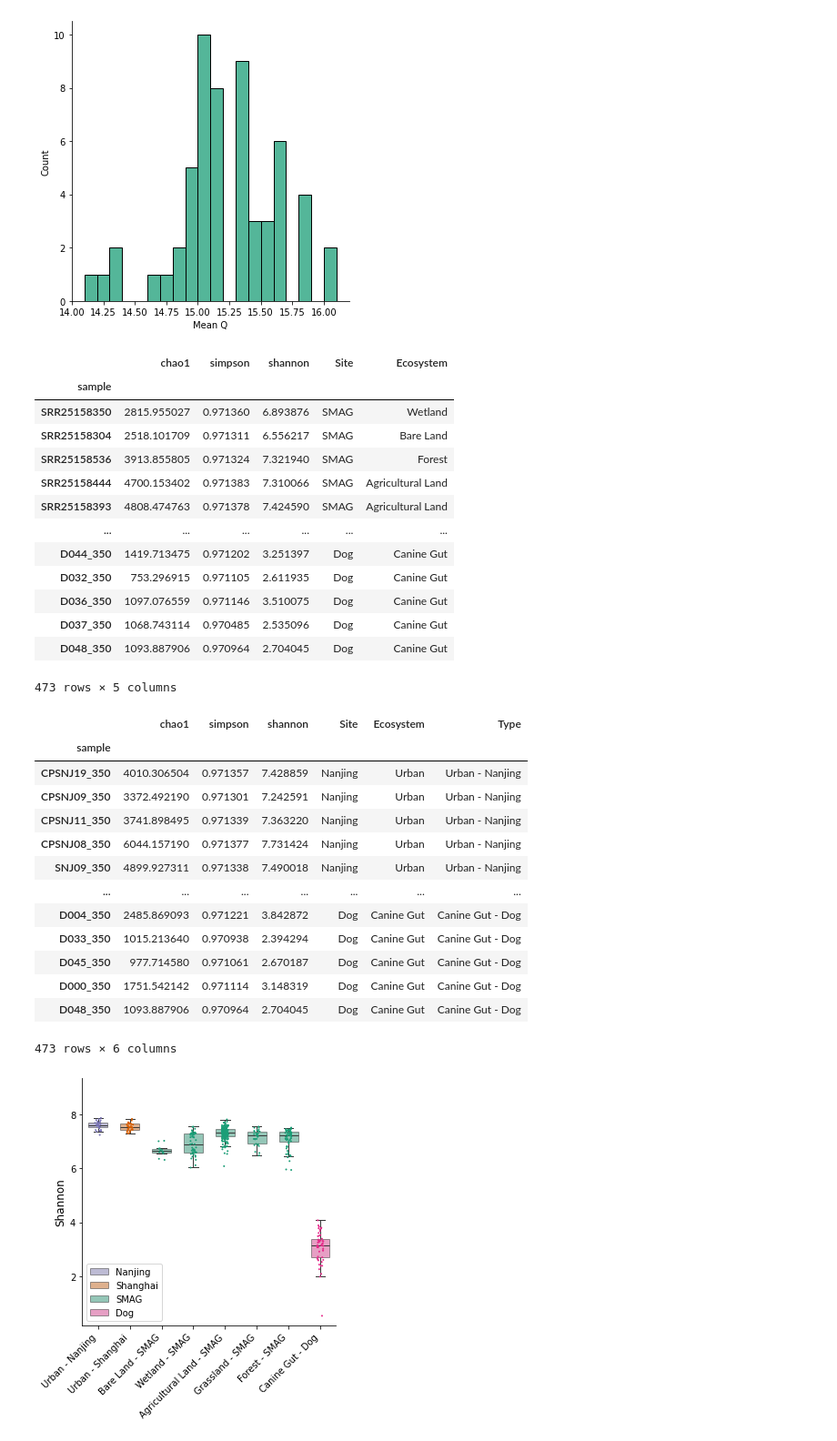
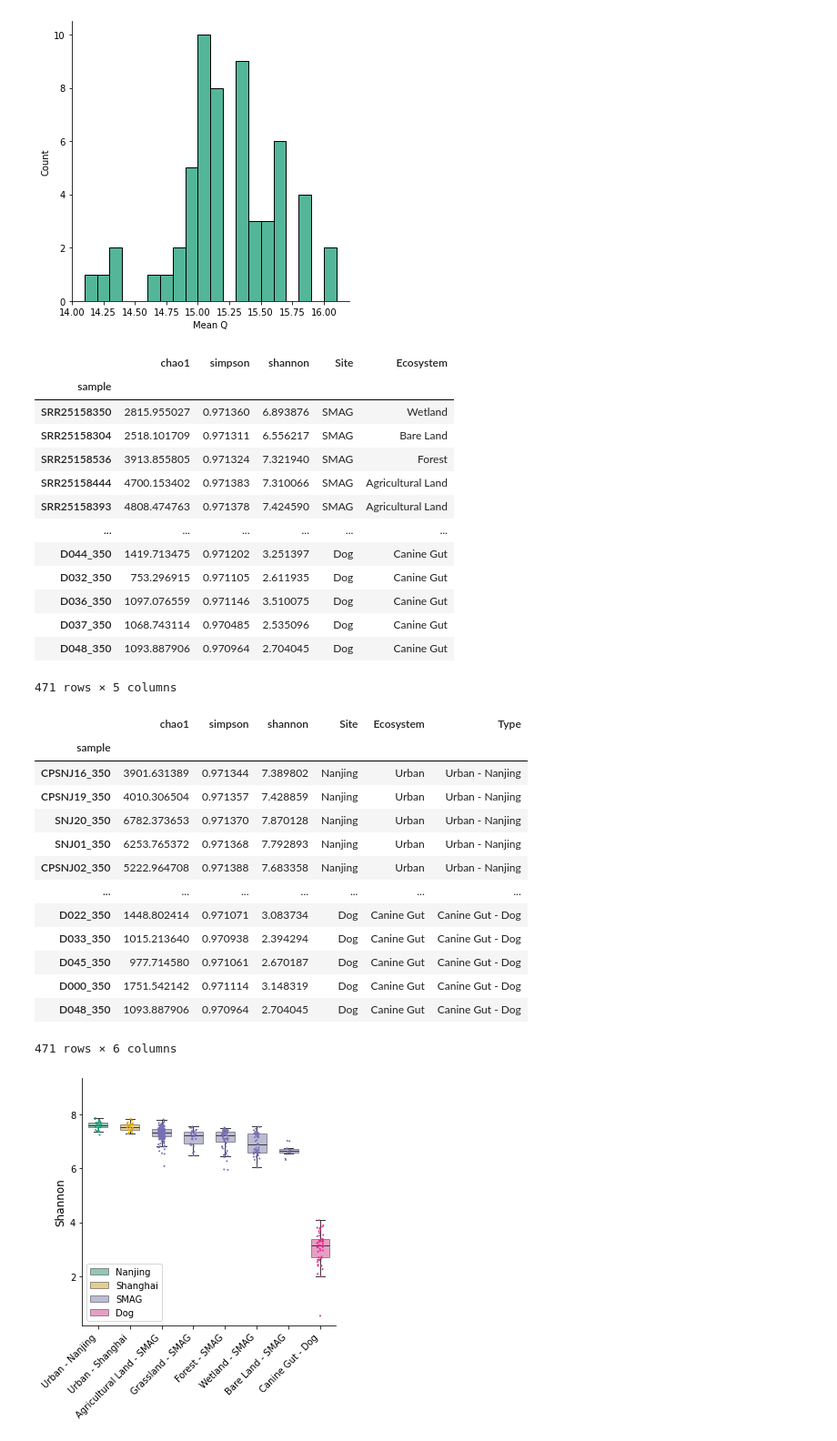
Before and after one commit to BigDataBiology/Duan2026_urban_soil, a Jupyter notebook: analysis/supp1/supp1.ipynb, the cells around one changed output. Shown at 91% size. Saved outputs shown, nothing was run; the diff lists cells and outputs as text; code cells hidden in the pictures.

```diff
--- a/analysis/supp1/supp1.ipynb
+++ b/analysis/supp1/supp1.ipynb
@@ -51,6 +51,7 @@ sns.displot(data=df,
 [figure]
 # %%
 df = pd.read_csv('../pre-calculated_data/alpha_diversity.csv', index_col=0)
+df = df.drop(['11_350', '4_350'])
 df
 # %% [output]
 |  | chao1 | simpson | shannon | Site | Ecosystem |
@@ -66,58 +67,59 @@ df
 | D036_350 | 1097.076559 | 0.971146 | 3.510075 | Dog | Canine Gut |
 | D037_350 | 1068.743114 | 0.970485 | 2.535096 | Dog | Canine Gut |
 | D048_350 | 1093.887906 | 0.970964 | 2.704045 | Dog | Canine Gut |
-473 rows × 5 columns
+471 rows × 5 columns
 # %%
 df["Type"] = df['Ecosystem']+" - "+df['Site']
-custom_dict =  {"Urban - Nanjing":0, "Urban - Shanghai":1, 'Bare Land - SMAG':2, 'Wetland - SMAG':3,
-                'Agricultural Land - SMAG':4, 'Grassland - SMAG':5, 'Forest - SMAG':6, "Canine Gut - Dog":7}
+custom_dict =  {"Urban - Nanjing":0, "Urban - Shanghai":1, 'Bare Land - SMAG':6, 'Wetland - SMAG':5,
+                'Agricultural Land - SMAG':2, 'Grassland - SMAG':3, 'Forest - SMAG':4, "Canine Gut - Dog":7}
 df = df.sort_values(by=['Type'], key=lambda x: x.map(custom_dict))
 df
 # %% [output]
 |  | chao1 | simpson | shannon | Site | Ecosystem | Type |
 | sample |  |  |  |  |  |  |
+| CPSNJ16_350 | 3901.631389 | 0.971344 | 7.389802 | Nanjing | Urban | Urban - Nanjing |
 | CPSNJ19_350 | 4010.306504 | 0.971357 | 7.428859 | Nanjing | Urban | Urban - Nanjing |
-| CPSNJ09_350 | 3372.492190 | 0.971301 | 7.242591 | Nanjing | Urban | Urban - Nanjing |
-| CPSNJ11_350 | 3741.898495 | 0.971339 | 7.363220 | Nanjing | Urban | Urban - Nanjing |
-| CPSNJ08_350 | 6044.157190 | 0.971377 | 7.731424 | Nanjing | Urban | Urban - Nanjing |
-| SNJ09_350 | 4899.927311 | 0.971338 | 7.490018 | Nanjing | Urban | Urban - Nanjing |
+| SNJ20_350 | 6782.373653 | 0.971370 | 7.870128 | Nanjing | Urban | Urban - Nanjing |
+| SNJ01_350 | 6253.765372 | 0.971368 | 7.792893 | Nanjing | Urban | Urban - Nanjing |
+| CPSNJ02_350 | 5222.964708 | 0.971388 | 7.683358 | Nanjing | Urban | Urban - Nanjing |
 | ... | ... | ... | ... | ... | ... | ... |
-| D004_350 | 2485.869093 | 0.971221 | 3.842872 | Dog | Canine Gut | Canine Gut - Dog |
+| D022_350 | 1448.802414 | 0.971071 | 3.083734 | Dog | Canine Gut | Canine Gut - Dog |
 | D033_350 | 1015.213640 | 0.970938 | 2.394294 | Dog | Canine Gut | Canine Gut - Dog |
 | D045_350 | 977.714580 | 0.971061 | 2.670187 | Dog | Canine Gut | Canine Gut - Dog |
 | D000_350 | 1751.542142 | 0.971114 | 3.148319 | Dog | Canine Gut | Canine Gut - Dog |
 | D048_350 | 1093.887906 | 0.970964 | 2.704045 | Dog | Canine Gut | Canine Gut - Dog |
-473 rows × 6 columns
+471 rows × 6 columns
 # %%
 custom_palette = {
-    'Nanjing': '#7570b3',
-    'Shanghai': '#d95f02',
-    'SMAG': '#1b9e77',
+    'Nanjing': '#1b9e77',
+    'Shanghai': '#e6ab02',
+    'SMAG': '#7570b3',
     'Dog': '#e7298a',
 }
 
 fig, ax = plt.subplots(figsize=(5, 5))
 sns.boxplot(data=df, x="Type", y="shannon", color='white', hue="Site",
              palette=custom_palette,boxprops=dict(alpha=0.5),
             showfliers=False, ax=ax, width=0.6)
 
 sns.stripplot(data=df, x="Type", y="shannon", hue="Site",
              palette=custom_palette, ax=ax,size=2, jitter=True,legend=False)
 
 y_max = df['shannon'].max()
 y_min = df['shannon'].min()
 vertical_offset = 0.1 * (y_max - y_min)
 current_level = 1
 
 ax.set_ylim(top=y_max + vertical_offset * (current_level + 1))
 ax.spines['top'].set_visible(False)
 ax.spines['right'].set_visible(False)
 ax.set_ylabel('Shannon', fontsize=12)
 ax.set_xlabel('')
 handles, labels = ax.get_legend_handles_labels()
 ax.legend(handles=handles[0:4], labels=labels[0:4], loc="lower left")
 plt.xticks(rotation=45, ha='right')
+plt.savefig(r'D:\soil\manuscript\draft\mine\final\fig1c.svg')
 # %% [output]
-[figure, old version]
+[figure, new version]
 # %%
 custom_palette = {
```
Also changed, not shown: parts of 1 cell of this notebook, 1 other file.
